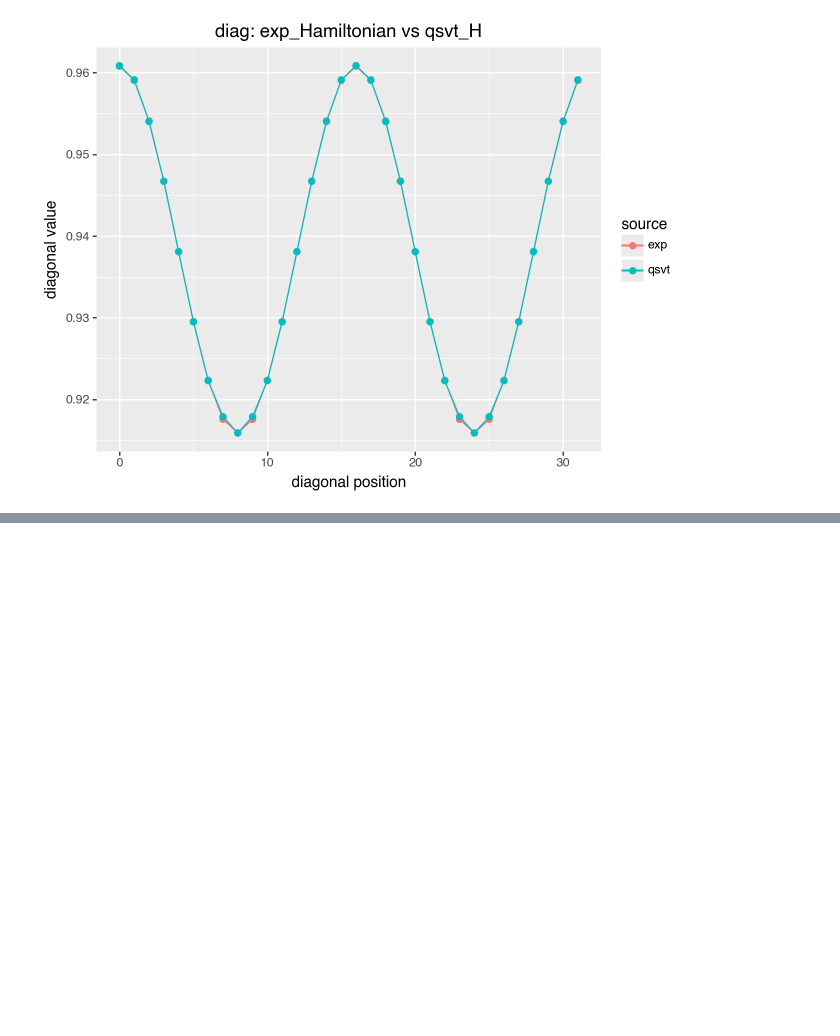
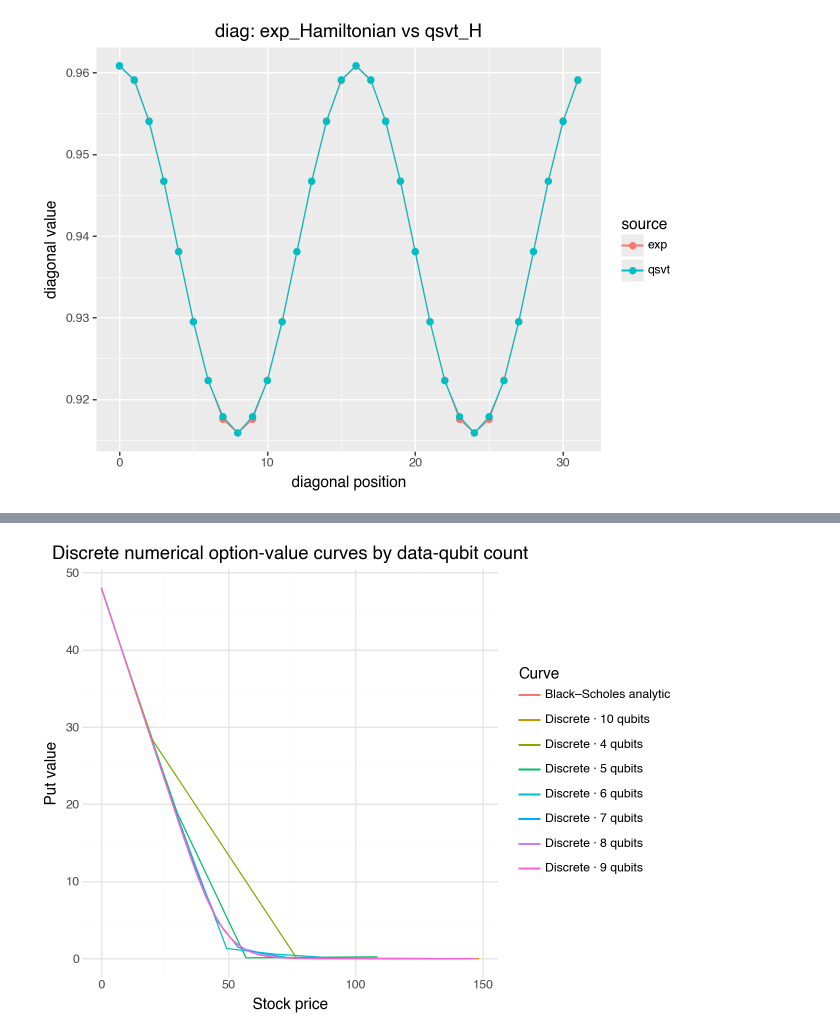
Before and after one commit to elevenwang-creator/Quantum-computing, a Jupyter notebook: HamiltonianSimulation.ipynb, the cells around one changed output, grey strips where cells are left out. Drawn from its saved outputs; the diff is of its cells as text; code cells hidden in the pictures; blank space fills up the shorter version.

```diff
--- a/HamiltonianSimulation.ipynb
+++ b/HamiltonianSimulation.ipynb
@@ -567,0 +693,65 @@ qre.estimate(qnode)()
+# %%
+# Compare discrete numerical and analytic put-value functions for 4–10 data qubits.
+discrete_curve_rows = []
+time_value = T
+
+# Continuous analytic reference spans the physical stock-price range of the grids.
+reference_simulator = BlackScholesSimulator(BlackScholesConfig(
+    n_qubits=10, s_max=s_max, strike=K, rate=r, volatility=sigma, maturity=T
+))
+reference_stock = np.linspace(
+    reference_simulator.stock_grid[0],
+    reference_simulator.stock_grid[reference_simulator.size // 2 - 1],
+    800,
+)
+reference_d1 = (
+    np.log(reference_stock / K) + (r + 0.5 * sigma**2) * time_value
+) / (sigma * np.sqrt(time_value))
+reference_d2 = reference_d1 - sigma * np.sqrt(time_value)
+reference_value = (
+    K * np.exp(-r * time_value) * np.asarray(jax.scipy.stats.norm.cdf(-reference_d2))
+    - reference_stock * np.asarray(jax.scipy.stats.norm.cdf(-reference_d1))
+)
+discrete_curve_rows.append(pl.DataFrame({
+    "Stock price": reference_stock,
+    "Put value": reference_value,
+    "Curve": ["Black–Scholes analytic"] * len(reference_stock),
+}))
+
+for data_qubits in range(4, 11):
+    grid_simulator = BlackScholesSimulator(BlackScholesConfig(
+        n_qubits=data_qubits,
+        s_max=s_max,
+        strike=K,
+        rate=r,
+        volatility=sigma,
+        maturity=T,
+    ))
+    physical_size = grid_simulator.size // 2
+    stock_values = grid_simulator.stock_grid[:physical_size]
+    # selected_state is the FFT-based discrete Hamiltonian evolution, without QSVT.
+    evolved_state = grid_simulator.selected_state(time_value)
+    discrete_values = np.sqrt(grid_simulator.normalization) * np.abs(
+        evolved_state[:physical_size]
+    )
+    discrete_curve_rows.append(pl.DataFrame({
+        "Stock price": stock_values,
+        "Put value": discrete_values,
+        "Curve": [f"Discrete · {data_qubits} qubits"] * physical_size,
+    }))
+
+discrete_curve_df = pl.concat(discrete_curve_rows)
+(
+    discrete_curve_df
+    >> (ggplot(aes(x="Stock price", y="Put value", color="Curve", group="Curve"))
+        + geom_line()
+        + labs(
+            title="Discrete numerical option-value curves by data-qubit count",
+            x="Stock price",
+            y="Put value",
+            color="Curve",
+        )
+        + theme_minimal())
+)
+# %% [output]
+[figure, added]
```
Also changed, not shown: parts of 11 cells of this notebook, 3 other files.
